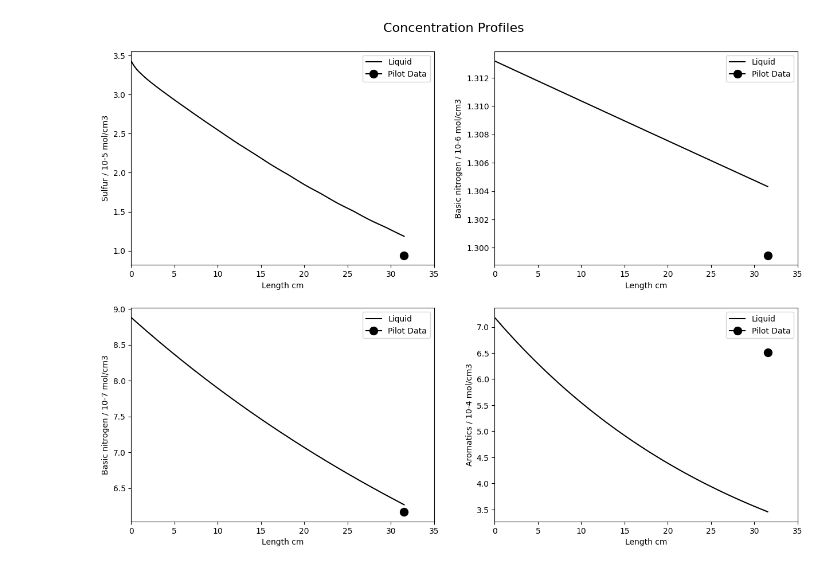
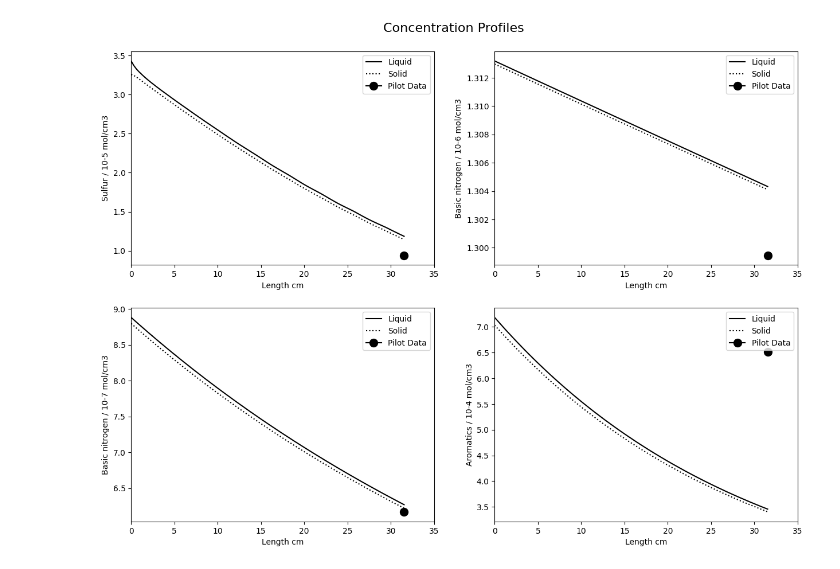
Before and after one commit to Leonardo-Ferreira-byte/Project_Reactor, a Jupyter notebook: teste.ipynb, the cells around one changed output. Cells and saved outputs as stored; diff of their text form; code cells hidden in the pictures.

Commit message:
add superficial concentration function

```diff
--- a/teste.ipynb
+++ b/teste.ipynb
@@ -16,8 +16,10 @@ cL60 = 0 #inlet concentration of naphtneses in mol/cm^3.
 
 y0 = np.array([w0, w1, w2, w3, cL40, cL50, cL60, pG40, pG50])
 # %%
-simulator = Main(y0)
+simulator = Simulator(y0, heterogeneous = False)
 simulator.solve()
+# %%
+cs0_profile,  cs1_profile, cs2_profile, cs3_profile, cs4_profile, cs5_profile, cs6_profile= simulator.get_surface_concentrations_profiles()
 # %%
 cexp_0 = 0.0055*Fluid().rhoL/Mm1
 
@@ -35,6 +37,7 @@ fig, ax = plt.subplots(2, 2, figsize=(15, 10))
 
 # Plot the first dataset (y_values1) on the left axis (Y-axis)
 ax[0,0].plot(t_eval, simulator.cL0_profile*1e5, color='black', label = 'Liquid')
+ax[0,0].plot(t_eval, cs0_profile*1e5, color='black', linestyle = 'dotted', label = 'Solid')
 ax[0,0].plot(z, cexp_0*1e5, label = 'Pilot Data', marker = 'o', color='black', markersize=10)
 
 ax[0,0].set_xlim(0,35)
@@ -45,6 +48,7 @@ ax[0,0].set_xlabel('Length cm')
 ax[0,0].set_ylabel('Sulfur / 10-5 mol/cm3', color='black')
 
 ax[0,1].plot(t_eval, simulator.cL1_profile*1e6, color='black', label = 'Liquid')
+ax[0,1].plot(t_eval, cs1_profile*1e6, color='black', linestyle = 'dotted', label = 'Solid')
 ax[0,1].plot(z, cexp_1*1e6, label = 'Pilot Data', marker = 'o', color='black', markersize=10)
 
 ax[0,1].set_xlim(0,35)
@@ -59,32 +63,34 @@ ax[1,0].set_xlabel('Length cm')
 ax[1,0].set_ylabel('Basic nitrogen / 10-7 mol/cm3', color='black')
 
 ax[1,0].plot(t_eval, simulator.cL2_profile*1e7, color='black', label = 'Liquid')
+ax[1,0].plot(t_eval, cs2_profile*1e7, color='black', linestyle = 'dotted', label = 'Solid')
 ax[1,0].plot(z, cexp_2*1e7, label = 'Pilot Data', marker = 'o', color='black', markersize=10)
 
 ax[1,0].set_xlim(0,35)
 ax[1,0].legend(loc='upper right')
 
 # Add labels and a legend
 ax[1,0].set_xlabel('Length cm')
 ax[1,0].set_ylabel('Basic nitrogen / 10-7 mol/cm3', color='black')
 
 ax[1,1].plot(t_eval, simulator.cL3_profile*1e4, color='black', label = 'Liquid')
+ax[1,1].plot(t_eval, cs3_profile*1e4, color='black', linestyle = 'dotted', label = 'Solid')
 ax[1,1].plot(z, cexp_3*1e4, label = 'Pilot Data', marker = 'o', color='black', markersize=10)
 
 ax[1,1].set_xlim(0,35)
 ax[1,1].legend(loc='upper right')
 
 # Add labels and a legend
 ax[1,1].set_xlabel('Length cm')
 ax[1,1].set_ylabel('Aromatics / 10-4 mol/cm3', color='black')
 
 # Add a title to the entire figure
 plt.suptitle("Concentration Profiles", fontsize=16)
 
 # Adjust spacing between the title and the subplots
 plt.subplots_adjust(top=0.93)
 
 # Display the graph
 plt.show()
 # %% [output]
-[figure, old version]
+[figure, new version]
```
Also changed, not shown: parts of 1 cell of this notebook, 3 other files.
